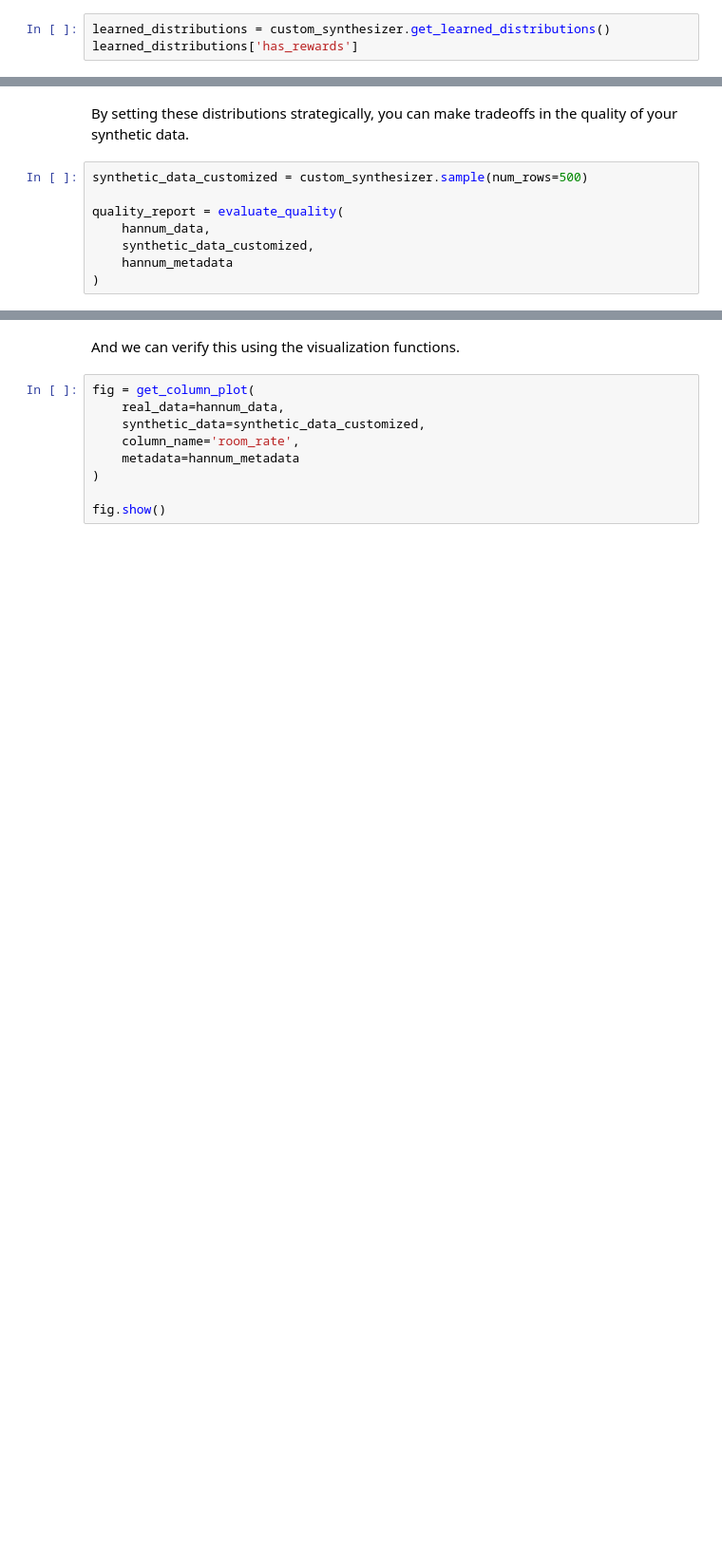
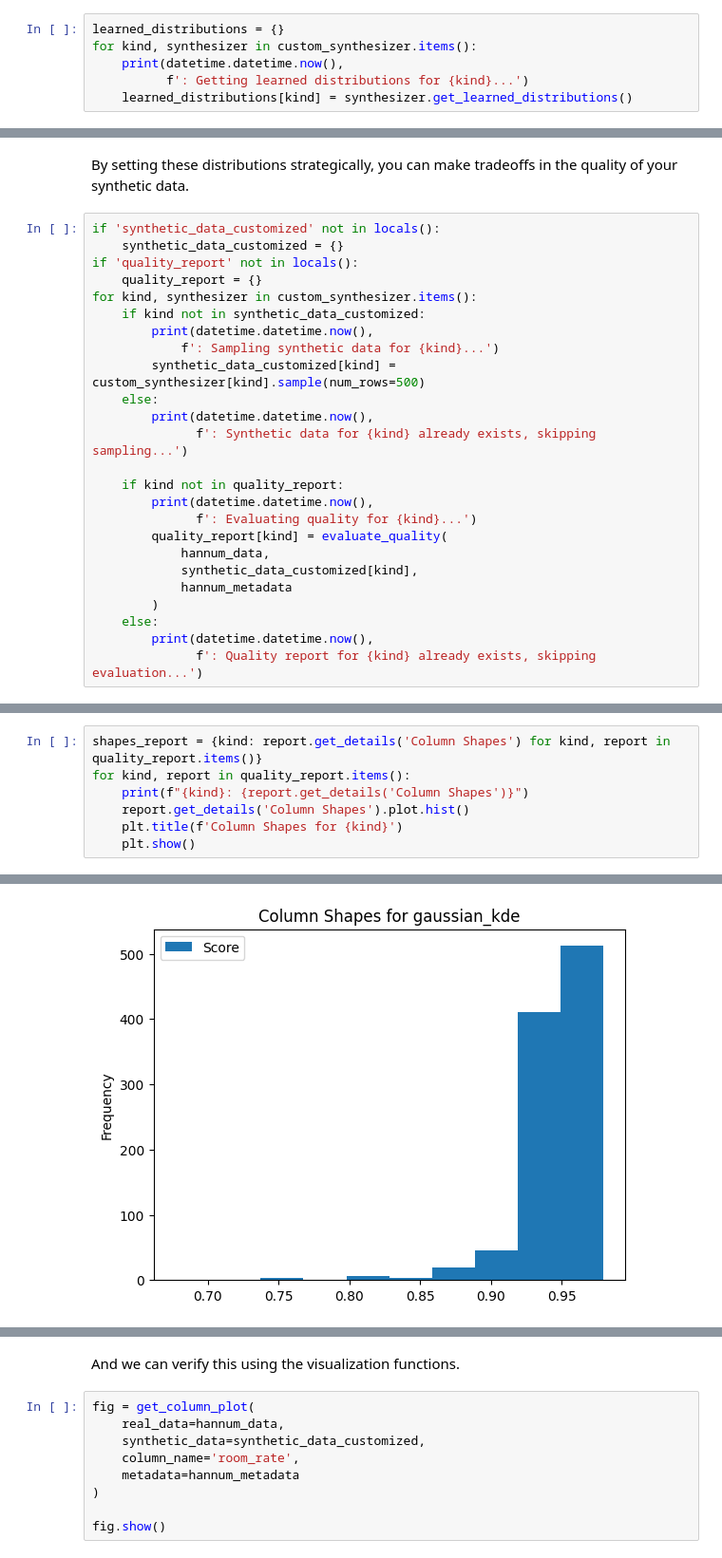
Before and after one commit to FerdinandoR/simulacra, a Jupyter notebook: data_synthesis_hannum.ipynb, the cells around one changed output, grey strips where cells are left out. Shown at 95% size. Drawn from its saved outputs; the diff is of its cells as text; blank space fills up the shorter version.

```diff
--- a/data_synthesis_hannum.ipynb
+++ b/data_synthesis_hannum.ipynb
@@ -229,6 +323,9 @@ After training, we can inspect the distributions. In this case, the synthesizer
 
 <font color=navy><i>More information about truncnorm distribution is available in the [scipy documentation](https://docs.scipy.org/doc/scipy/reference/generated/scipy.stats.truncnorm.html).</i></font>
 # %%
-learned_distributions = custom_synthesizer.get_learned_distributions()
-learned_distributions['has_rewards']
+learned_distributions = {}
+for kind, synthesizer in custom_synthesizer.items():
+    print(datetime.datetime.now(),
+          f': Getting learned distributions for {kind}...')
+    learned_distributions[kind] = synthesizer.get_learned_distributions()
 # %% [output]
@@ -240,11 +337,28 @@ learned_distributions['has_rewards']
 # %% [markdown]
 By setting these distributions strategically, you can make tradeoffs in the quality of your synthetic data.
 # %%
-synthetic_data_customized = custom_synthesizer.sample(num_rows=500)
+if 'synthetic_data_customized' not in locals():
+    synthetic_data_customized = {}
+if 'quality_report' not in locals():
+    quality_report = {}
+for kind, synthesizer in custom_synthesizer.items():
+    if kind not in synthetic_data_customized:
+        print(datetime.datetime.now(),
+            f': Sampling synthetic data for {kind}...')
+        synthetic_data_customized[kind] = custom_synthesizer[kind].sample(num_rows=500)
+    else:
+        print(datetime.datetime.now(),
+              f': Synthetic data for {kind} already exists, skipping sampling...')
 
-quality_report = evaluate_quality(
-    hannum_data,
-    synthetic_data_customized,
-    hannum_metadata
-)
+    if kind not in quality_report:
+        print(datetime.datetime.now(),
+              f': Evaluating quality for {kind}...')
+        quality_report[kind] = evaluate_quality(
+            hannum_data,
+            synthetic_data_customized[kind],
+            hannum_metadata
+        )
+    else:
+        print(datetime.datetime.now(),
+              f': Quality report for {kind} already exists, skipping evaluation...')
 # %% [output]
@@ -257,0 +382,8 @@ Overall Score (Average): 92.18%
+# %%
+shapes_report = {kind: report.get_details('Column Shapes') for kind, report in quality_report.items()}
+for kind, report in quality_report.items():
+    print(f"{kind}: {report.get_details('Column Shapes')}")
+    report.get_details('Column Shapes').plot.hist()
+    plt.title(f'Column Shapes for {kind}')
+    plt.show()
+# %% [output]
@@ -257,0 +404 @@ Overall Score (Average): 92.18%
+[figure, added]
```
Also changed, not shown: parts of 12 cells of this notebook, 9 other files.
